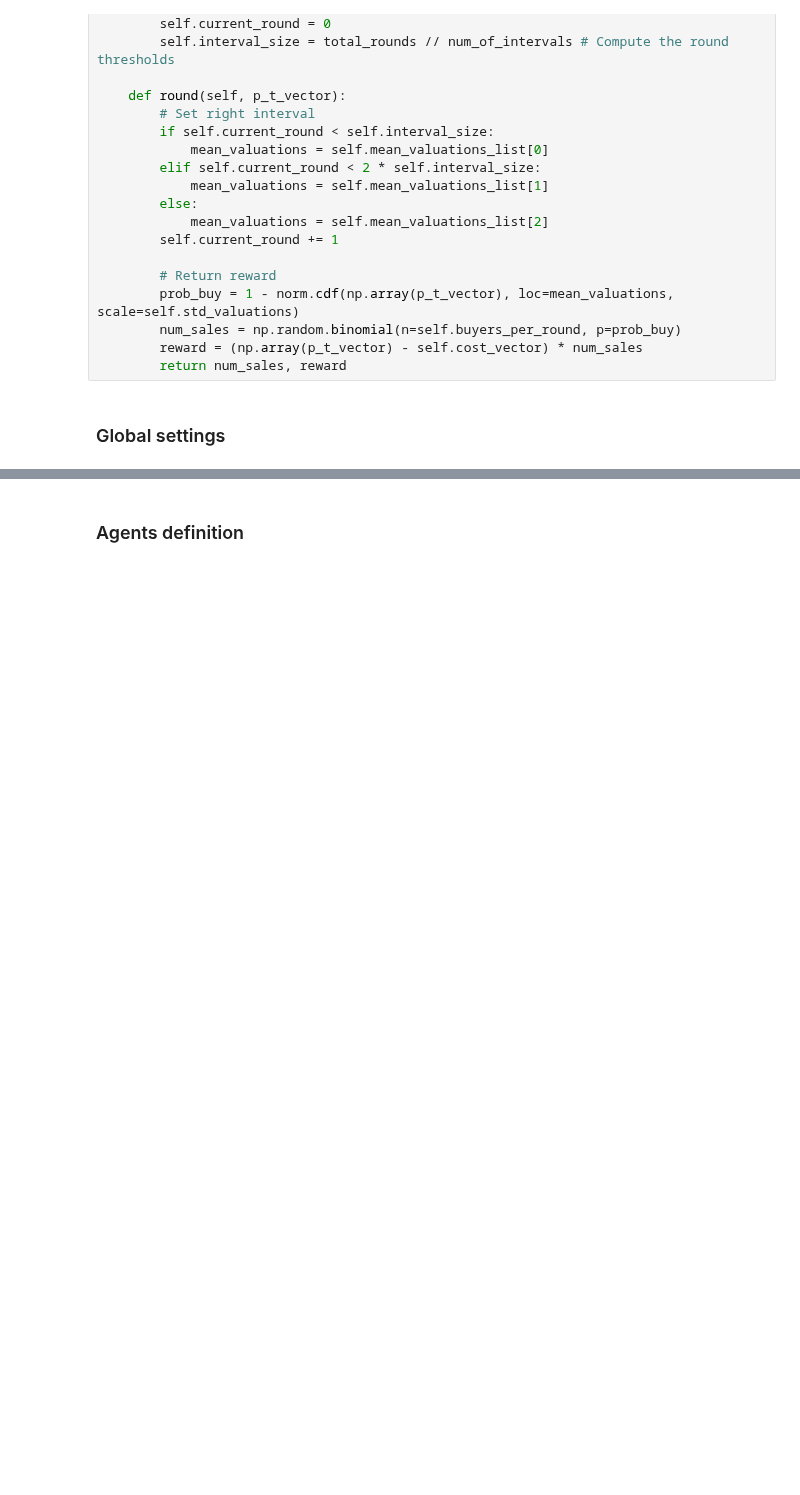
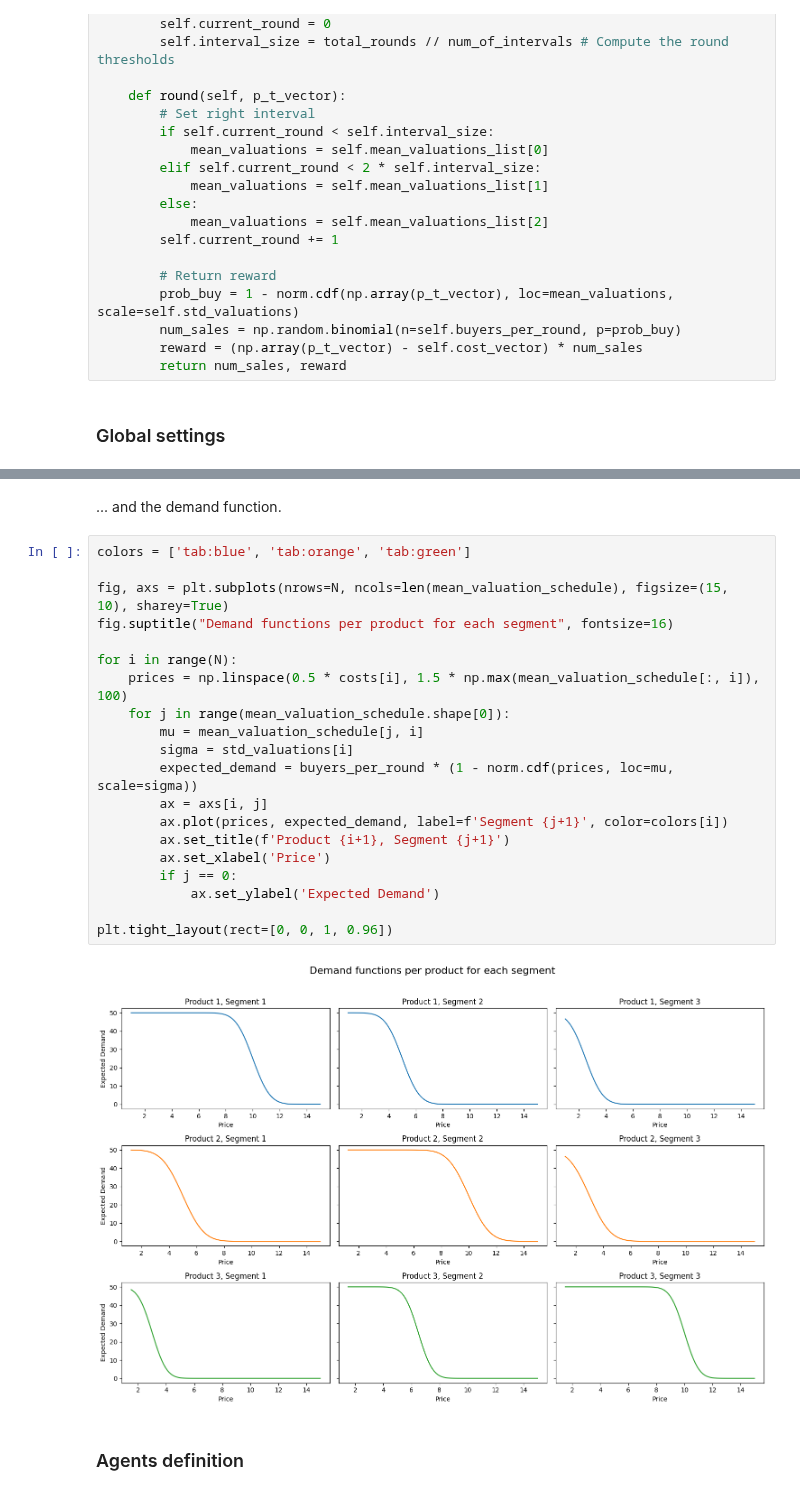
Before and after one commit to peetceenatoo/online-learning, a Jupyter notebook: R5.ipynb, the cells around one changed output, grey strips where cells are left out. Saved outputs shown, nothing was run; the diff lists cells and outputs as text; blank space fills up the shorter version.

```diff
--- a/R5.ipynb
+++ b/R5.ipynb
@@ -105,3 +106,27 @@ _ = plt.legend()
+# %% [markdown]
+... and the demand function.
+# %%
+colors = ['tab:blue', 'tab:orange', 'tab:green']
+
+fig, axs = plt.subplots(nrows=N, ncols=len(mean_valuation_schedule), figsize=(15, 10), sharey=True)
+fig.suptitle("Demand functions per product for each segment", fontsize=16)
+
+for i in range(N):
+    prices = np.linspace(0.5 * costs[i], 1.5 * np.max(mean_valuation_schedule[:, i]), 100)
+    for j in range(mean_valuation_schedule.shape[0]):
+        mu = mean_valuation_schedule[j, i]
+        sigma = std_valuations[i]
+        expected_demand = buyers_per_round * (1 - norm.cdf(prices, loc=mu, scale=sigma))
+        ax = axs[i, j]
+        ax.plot(prices, expected_demand, label=f'Segment {j+1}', color=colors[i])
+        ax.set_title(f'Product {i+1}, Segment {j+1}')
+        ax.set_xlabel('Price')
+        if j == 0:
+            ax.set_ylabel('Expected Demand')
+
+plt.tight_layout(rect=[0, 0, 1, 0.96])
+# %% [output]
+[figure, added]
 # %% [markdown]
 ### Agents definition
 # %% [markdown]
```
Also changed, not shown: parts of 14 cells of this notebook, 2 other files.
